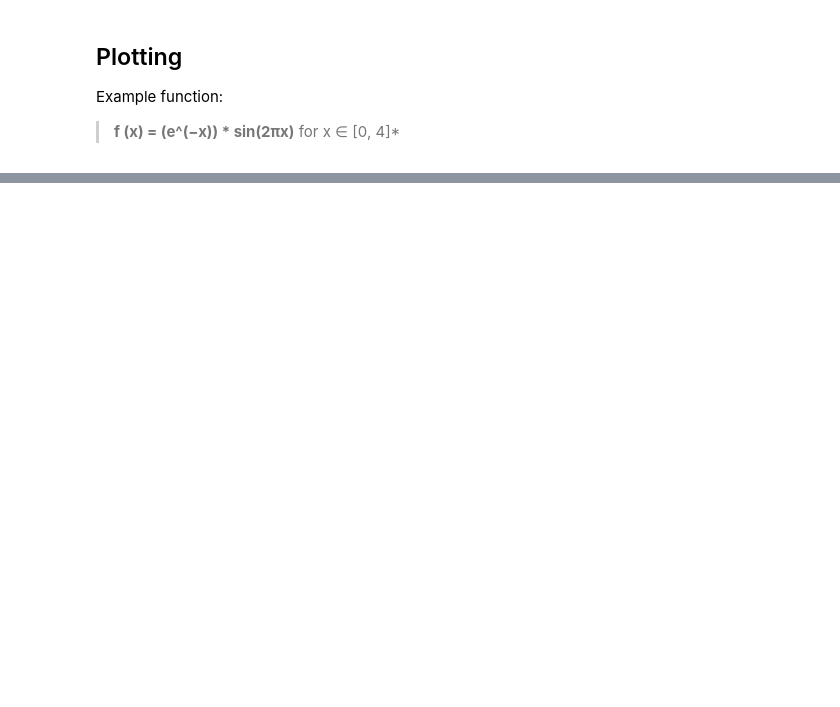
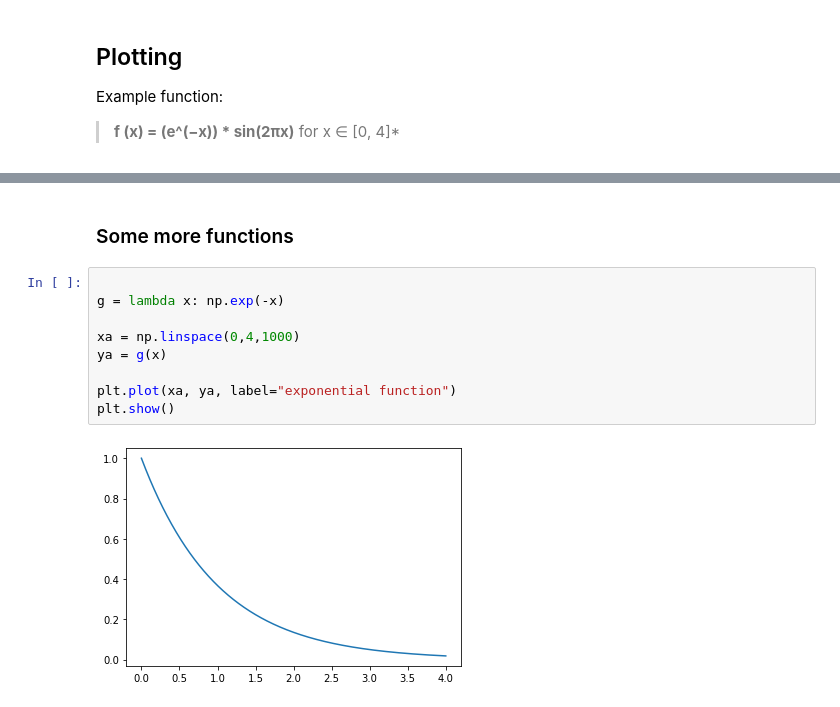
Before and after one commit to roman91DE/machine-learning, a Jupyter notebook: array-computing.ipynb, the cells around one changed output, grey strips where cells are left out. Saved outputs shown, nothing was run; the diff lists cells and outputs as text; blank space fills up the shorter version.

```diff
--- a/array-computing.ipynb
+++ b/array-computing.ipynb
@@ -95,0 +108,13 @@ plt.plot(x, y)
+# %% [markdown]
+### Some more functions
+# %%
+
+g = lambda x: np.exp(-x)
+
+xa = np.linspace(0,4,1000)
+ya = g(x)
+
+plt.plot(xa, ya, label="exponential function")
+plt.show()
+# %% [output]
+[figure, added]
```
Also changed, not shown: parts of 7 cells of this notebook, 1 other file.
